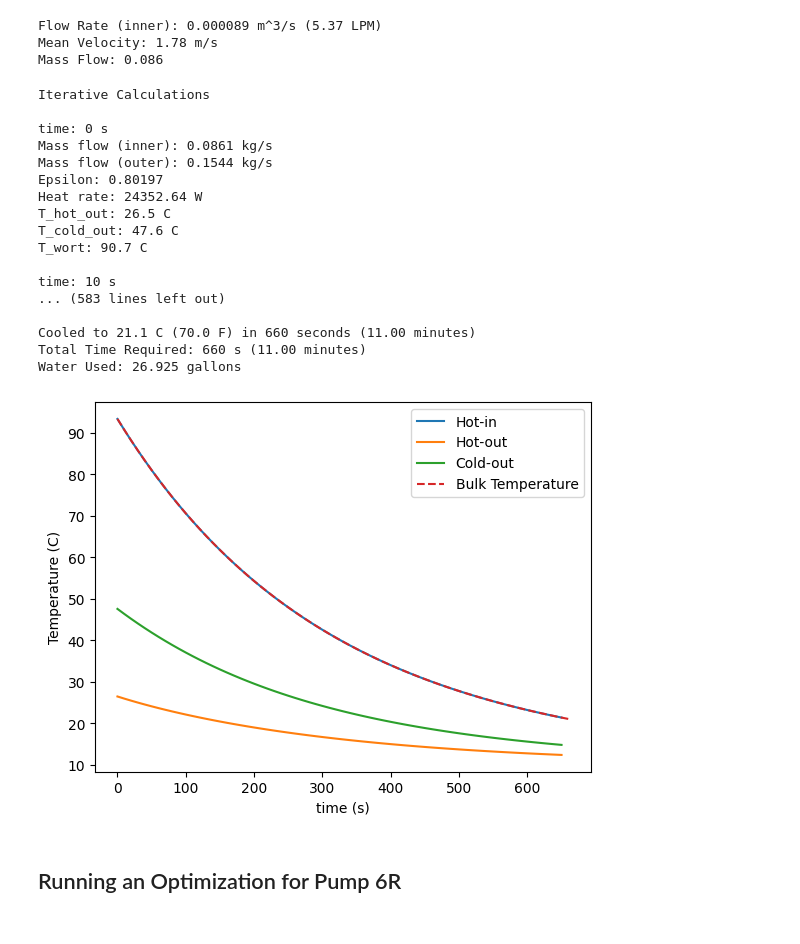
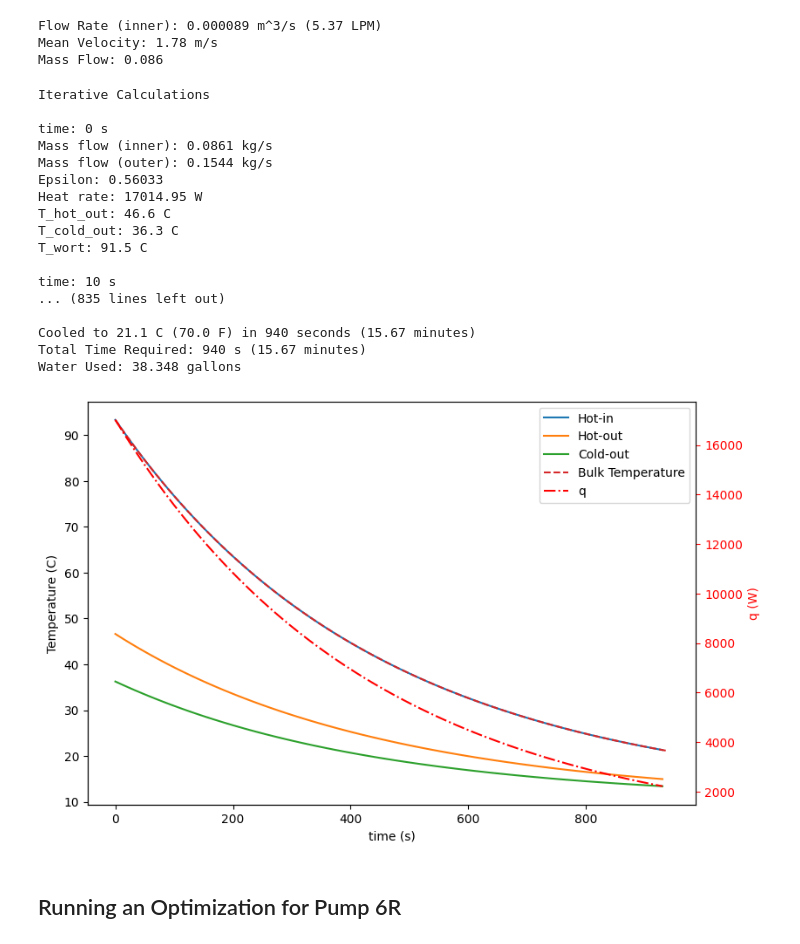
Before and after one commit to Jagardiner97/STAT-6685, a Jupyter notebook: Thermal Fluids Final Project/hxr.ipynb, the cells around one changed output. Saved outputs shown, nothing was run; the diff lists cells and outputs as text; code cells hidden in the pictures.

Commit message:
fixed error in total resistance, reran code, moved code to pure python file

```diff
--- a/Thermal Fluids Final Project/hxr.ipynb
+++ b/Thermal Fluids Final Project/hxr.ipynb
@@ -324,8 +324,8 @@ def thermal_resistance(d_in, t_tube, L, nusselt, k_tube, temperature):
     k_out = get_k_fluid(T_city)
     h_out = convection_coefficient(nusselt, k_out, (d_in + 2 * t_tube))
 
-    UA = (h_in * A_in_ht) + math.log((d_in + 2 * t_tube)/d_in) / (2 * math.pi * k_tube * L) + 1 / (h_out * A_out_ht)
-    R_tot = 1 / UA
+    R_tot = 1 / (h_in * A_in_ht) + math.log((d_in + 2 * t_tube) / d_in) / (2 * math.pi * k_tube * L) + 1 / (h_out * A_out_ht)
+    UA = 1 / R_tot
     return UA
 
 def get_C(temp, m_dot):
@@ -420,15 +420,33 @@ def heat_transfer_loop(delta_t, outer_mass_flow, pump):
 
     return plot_times, hot_temps_in, hot_temps_out, cold_temps_out, wort_temps, time, water_used_gal, heat_rates
 
-def plot_stream_temps(plot_times, hot_temps_in, hot_temps_out, cold_temps_out, wort_temps, time):
-    plt.plot(plot_times, hot_temps_in, label="Hot-in")
-    plt.plot(plot_times, hot_temps_out, label="Hot-out")
-    plt.plot(plot_times, cold_temps_out, label="Cold-out")
-    plot_times.append(time)
-    plt.plot(plot_times, wort_temps, label="Bulk Temperature", linestyle="--")
-    plt.xlabel("time (s)")
-    plt.ylabel("Temperature (C)")
-    plt.legend()
+def plot_stream_temps(times, hot_in, hot_out, cold_out, wort, qs, time_final):
+    fig, ax1 = plt.subplots(figsize=(9,6))
+
+    # Plot stream temperatures
+    ax1.plot(times, hot_in, label="Hot-in")
+    ax1.plot(times, hot_out, label="Hot-out")
+    ax1.plot(times, cold_out, label="Cold-out")
+
+    # Plot q on its own axis
+    ax2 = ax1.twinx()
+    ax2.plot(times, qs, label="q", color='r', linestyle='dashdot')
+
+    # Plot temperature in the wort
+    plot_times.append(time_final)
+    ax1.plot(times, wort, label="Bulk Temperature", linestyle="--")
+
+    # Set axis labels
+    ax1.set_xlabel("time (s)")
+    ax1.set_ylabel("Temperature (C)")
+    ax2.set_ylabel("q (W)", color='r')
+    ax2.tick_params('y', colors='r')
+
+    # Make legend and show plot
+    handles, labels = ax1.get_legend_handles_labels()
+    all_handles = handles + ax2.get_legend_handles_labels()[0]
+    all_labels = labels + ax2.get_legend_handles_labels()[1]
+    ax1.legend(all_handles, all_labels, loc='upper right')
     plt.show()
 
 def plot_wort_temps(plot_times, wort_temps, labels):
@@ -448,27 +466,27 @@ def plot_q(plot_times, q):
 # %%
 # Run heat transfer and plotting functions
 plot_times, hot_temps_in, hot_temps_out, cold_temps_out, wort_temps, time, water_used, q = heat_transfer_loop(10, m_dot_out, pump1)
-plot_stream_temps(plot_times, hot_temps_in, hot_temps_out, cold_temps_out, wort_temps, time)
+plot_stream_temps(plot_times, hot_temps_in, hot_temps_out, cold_temps_out, wort_temps, q, time)
 plot_times.append(time)
 # %% [output]
 Iterative Calculations
 
 time: 0 s
 Mass flow (inner): 0.0861 kg/s
 Mass flow (outer): 0.1544 kg/s
-Epsilon: 0.80197
-Heat rate: 24352.64 W
-T_hot_out: 26.5 C
-T_cold_out: 47.6 C
-T_wort: 90.7 C
+Epsilon: 0.56033
+Heat rate: 17014.95 W
+T_hot_out: 46.6 C
+T_cold_out: 36.3 C
+T_wort: 91.5 C
 
 time: 10 s
-... (583 lines left out)
+... (835 lines left out)
 
-Cooled to 21.1 C (70.0 F) in 660 seconds (11.00 minutes)
-Total Time Required: 660 s (11.00 minutes)
-Water Used: 26.925 gallons
+Cooled to 21.1 C (70.0 F) in 940 seconds (15.67 minutes)
+Total Time Required: 940 s (15.67 minutes)
+Water Used: 38.348 gallons
-[figure, old version]
+[figure, new version]
 # %% [markdown]
 ## Running an Optimization for Pump 6R
 # %%
```
Also changed, not shown: parts of 14 cells of this notebook, 1 other file.
